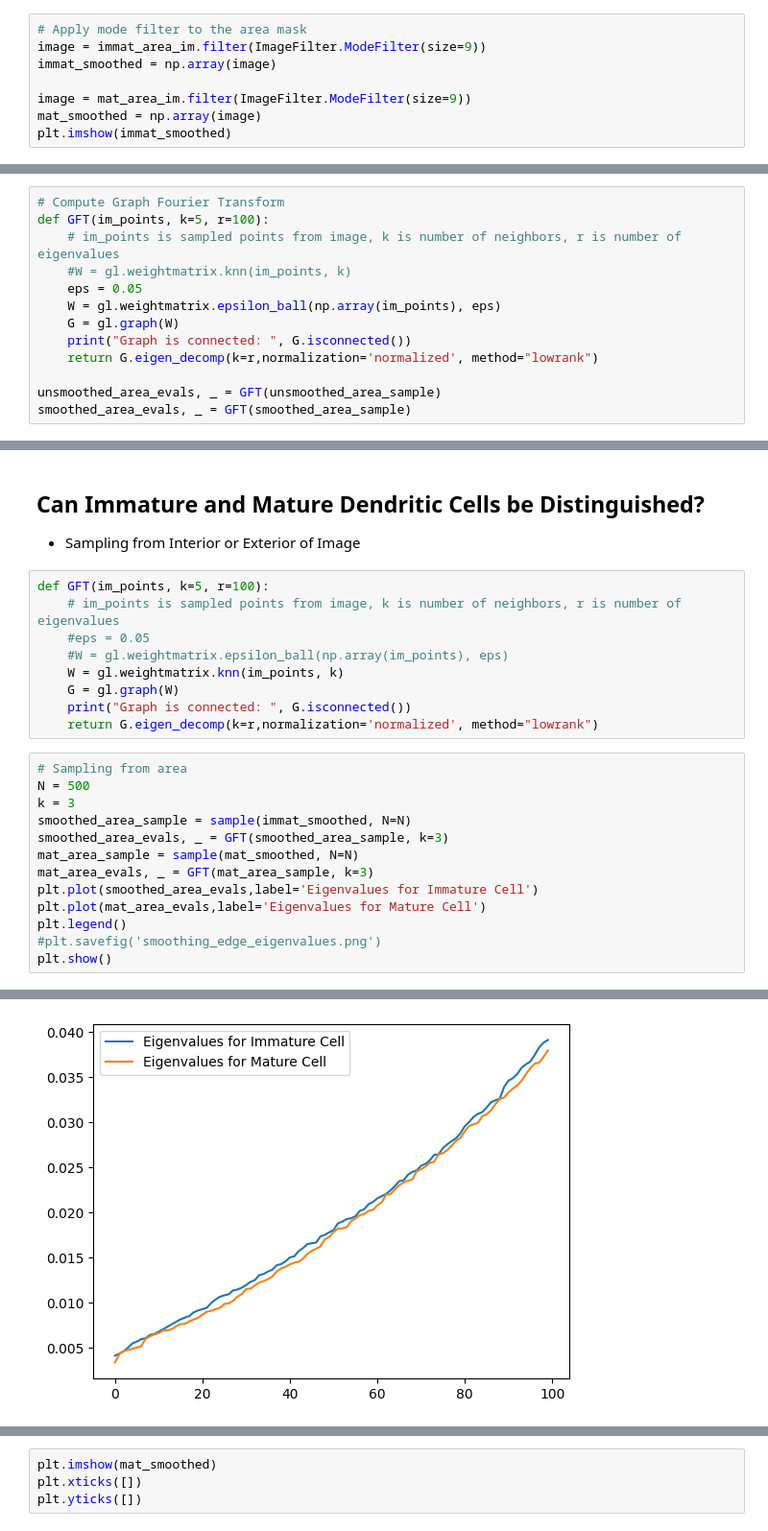
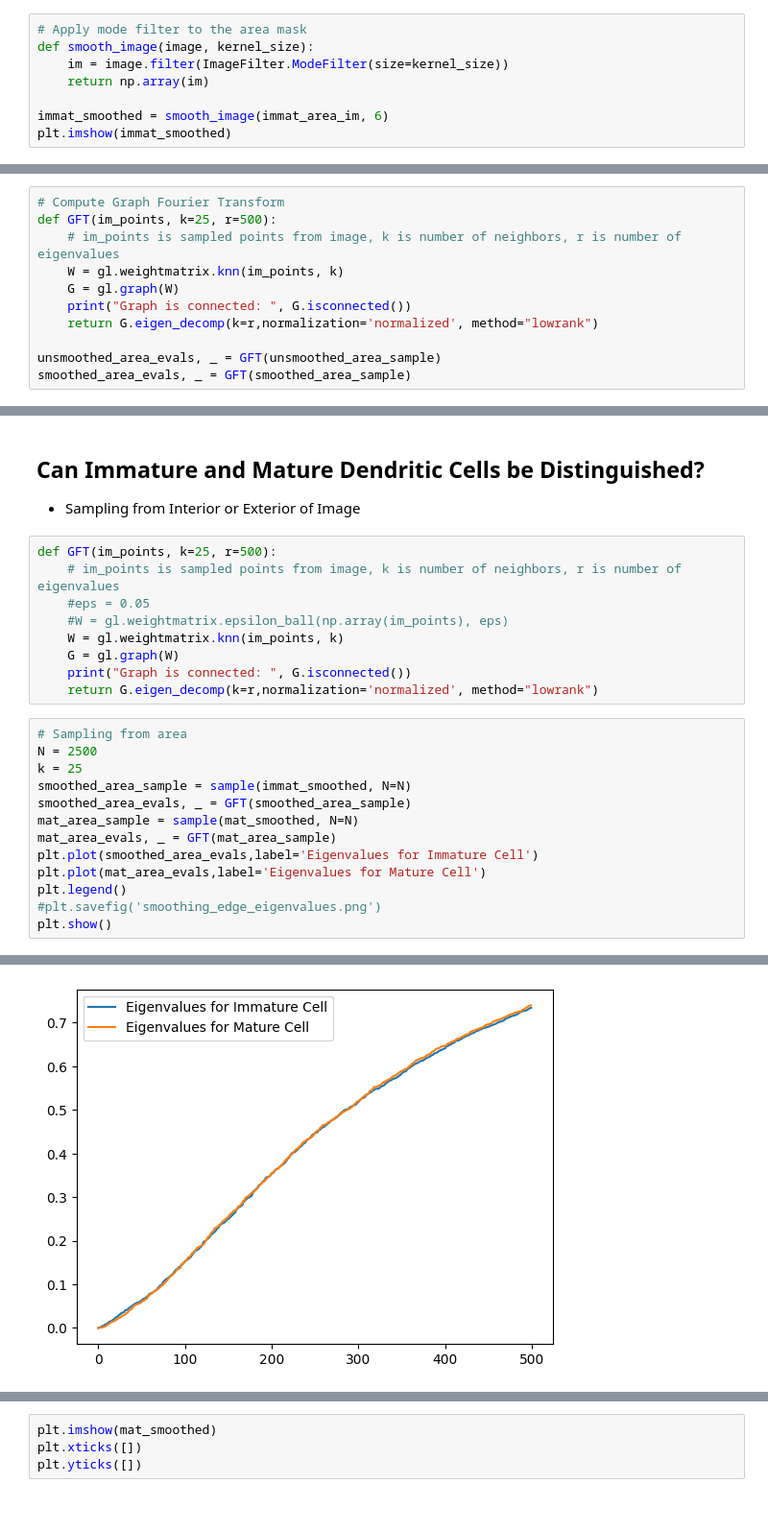
Before and after one commit to ksood2/cellular-harmonics, a Jupyter notebook: Smoothing-kNN-Laplacian.ipynb, the cells around one changed output, grey strips where cells are left out. Shown: that part at 96% size. Saved outputs shown, nothing was run; the diff lists cells and outputs as text.

```diff
--- a/Smoothing-kNN-Laplacian.ipynb
+++ b/Smoothing-kNN-Laplacian.ipynb
@@ -26,11 +26,11 @@ mat_area_array = np.array(mat_area_im)
 Smooth image using a mode filter. The radius of the mode filter should be optimized to the desired degree of smoothing.
 # %%
 # Apply mode filter to the area mask
-image = immat_area_im.filter(ImageFilter.ModeFilter(size=9))
-immat_smoothed = np.array(image)
+def smooth_image(image, kernel_size):
+    im = image.filter(ImageFilter.ModeFilter(size=kernel_size))
+    return np.array(im)
 
-image = mat_area_im.filter(ImageFilter.ModeFilter(size=9))
-mat_smoothed = np.array(image)
+immat_smoothed = smooth_image(immat_area_im, 6)
 plt.imshow(immat_smoothed)
 # %% [output]
 <matplotlib.image.AxesImage at 0x...>
@@ -80,10 +80,8 @@ plt.show()
 # %%
 # Compute Graph Fourier Transform
-def GFT(im_points, k=5, r=100):
+def GFT(im_points, k=25, r=500):
     # im_points is sampled points from image, k is number of neighbors, r is number of eigenvalues
-    #W = gl.weightmatrix.knn(im_points, k)
-    eps = 0.05
-    W = gl.weightmatrix.epsilon_ball(np.array(im_points), eps)
+    W = gl.weightmatrix.knn(im_points, k)
     G = gl.graph(W)
     print("Graph is connected: ", G.isconnected())
     return G.eigen_decomp(k=r,normalization='normalized', method="lowrank")
@@ -131,7 +129,7 @@ Graph is connected:  True
 ## Can Immature and Mature Dendritic Cells be Distinguished?
 * Sampling from Interior or Exterior of Image
 # %%
-def GFT(im_points, k=5, r=100):
+def GFT(im_points, k=25, r=500):
     # im_points is sampled points from image, k is number of neighbors, r is number of eigenvalues
     #eps = 0.05
     #W = gl.weightmatrix.epsilon_ball(np.array(im_points), eps)
@@ -141,12 +139,12 @@ def GFT(im_points, k=5, r=100):
     return G.eigen_decomp(k=r,normalization='normalized', method="lowrank")
 # %%
 # Sampling from area
-N = 500
-k = 3
+N = 2500
+k = 25
 smoothed_area_sample = sample(immat_smoothed, N=N)
-smoothed_area_evals, _ = GFT(smoothed_area_sample, k=3)
+smoothed_area_evals, _ = GFT(smoothed_area_sample)
 mat_area_sample = sample(mat_smoothed, N=N)
-mat_area_evals, _ = GFT(mat_area_sample, k=3)
+mat_area_evals, _ = GFT(mat_area_sample)
 plt.plot(smoothed_area_evals,label='Eigenvalues for Immature Cell')
 plt.plot(mat_area_evals,label='Eigenvalues for Mature Cell')
 plt.legend()
@@ -158,4 +156,4 @@ Graph is connected:  False
-[figure, old version]
+[figure, new version]
 # %%
 smoothed_area_sample = sample(immat_smoothed)
 y = smoothed_area_sample[np.random.choice(smoothed_area_sample.shape[0], N, replace=False), :]
```
Also changed, not shown: parts of 11 cells of this notebook, 4 other files.
